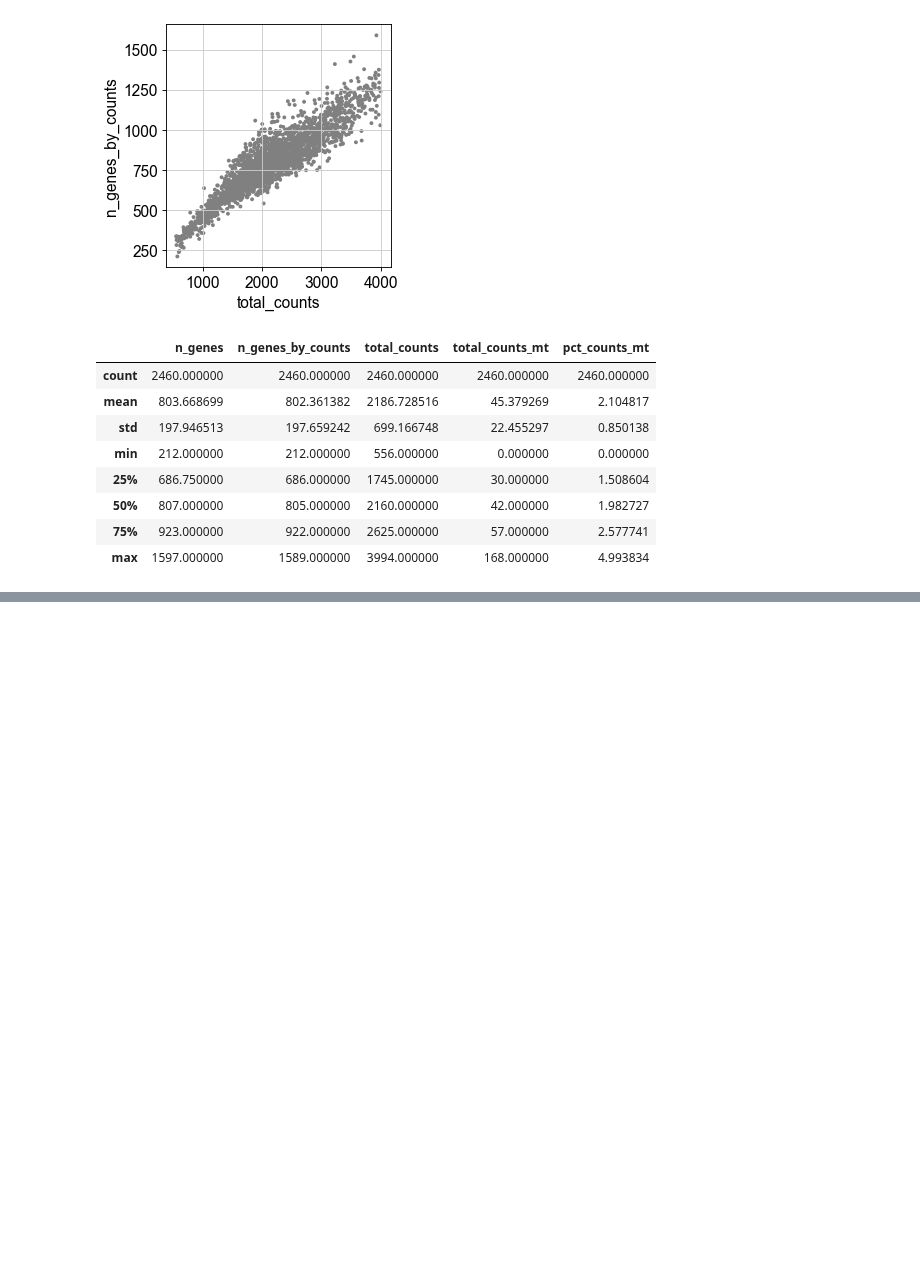
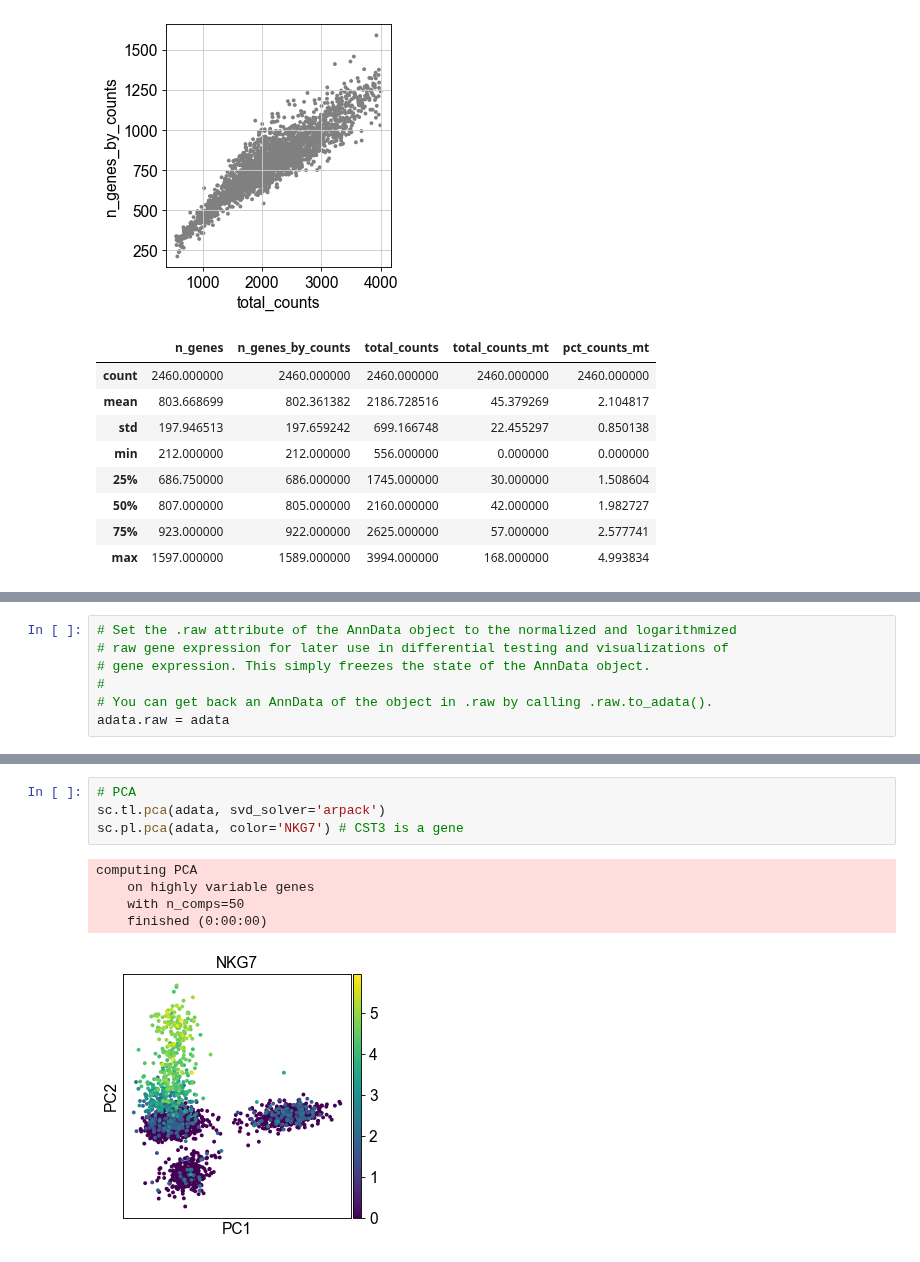
Before and after one commit to JohnWSteill/jlab_proj, a Jupyter notebook: Scanpy_Tutorial.ipynb, the cells around one changed output, grey strips where cells are left out. Cells and saved outputs as stored; diff of their text form; blank space fills up the shorter version.

```diff
--- a/Scanpy_Tutorial.ipynb
+++ b/Scanpy_Tutorial.ipynb
@@ -143,0 +146,7 @@ adata.obs.describe()
+# %%
+# Set the .raw attribute of the AnnData object to the normalized and logarithmized
+# raw gene expression for later use in differential testing and visualizations of
+# gene expression. This simply freezes the state of the AnnData object.
+#
+# You can get back an AnnData of the object in .raw by calling .raw.to_adata().
+adata.raw = adata
@@ -143,0 +165,10 @@ adata.obs.describe()
+# %%
+# PCA
+sc.tl.pca(adata, svd_solver='arpack')
+sc.pl.pca(adata, color='NKG7') # CST3 is a gene
+# %% [output]
+computing PCA
+    on highly variable genes
+    with n_comps=50
+    finished (0:00:00)
+[figure, added]
```
Also changed, not shown: parts of 7 cells of this notebook.
